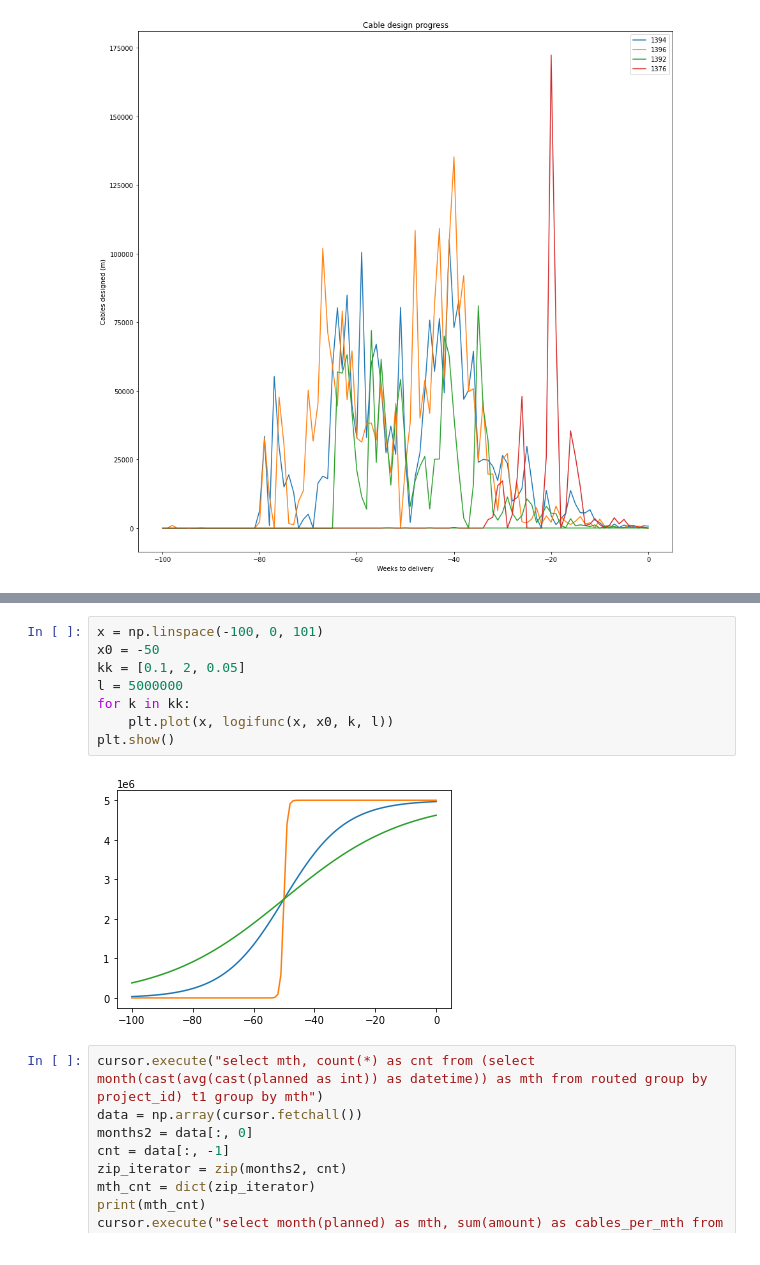
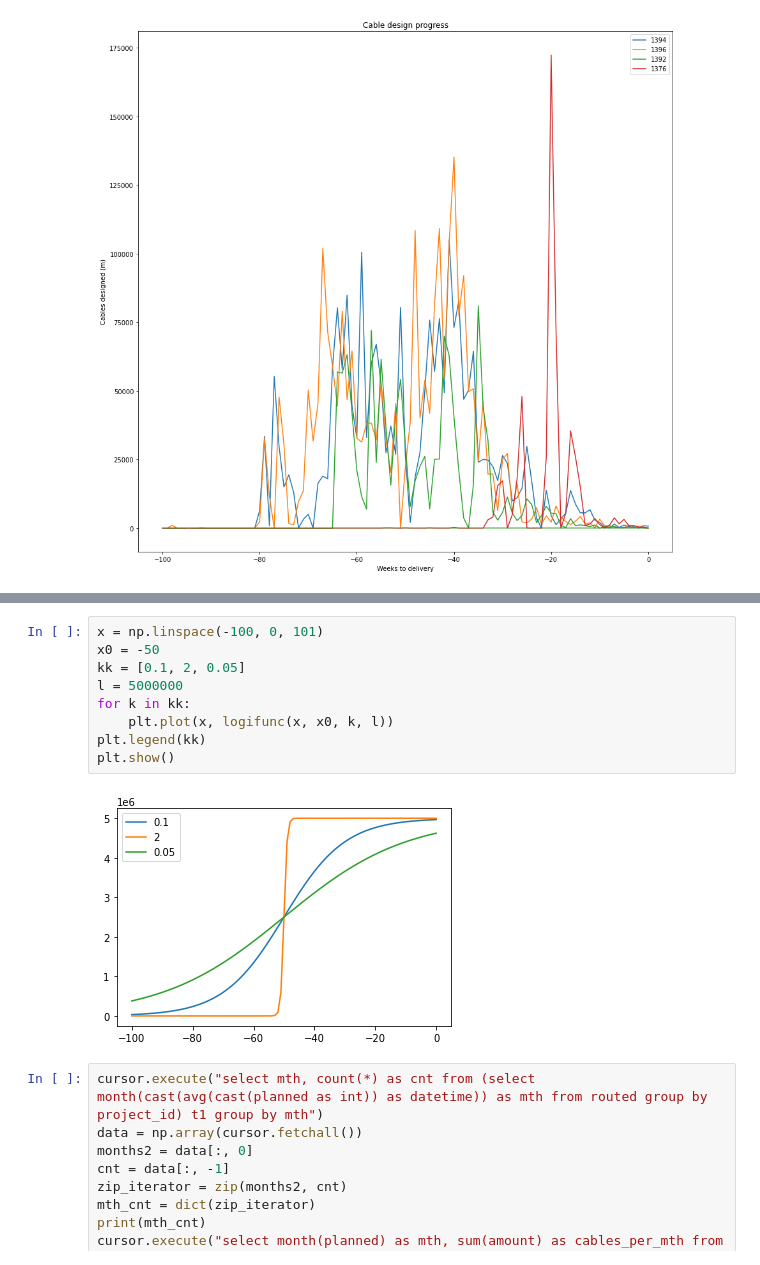
Before and after one commit to Miikkasna/cablepredictions, a Jupyter notebook: jupyter test.ipynb, the cells around one changed output, grey strips where cells are left out. Drawn from its saved outputs; the diff is of its cells as text.

```diff
--- a/jupyter test.ipynb
+++ b/jupyter test.ipynb
@@ -225,13 +241,14 @@ for train_i, test_i in lpo.split(ships):
 # %%
 x = np.linspace(-100, 0, 101)
 x0 = -50
 kk = [0.1, 2, 0.05]
 l = 5000000
 for k in kk:
     plt.plot(x, logifunc(x, x0, k, l))
+plt.legend(kk)
 plt.show()
 # %% [output]
-[figure, old version]
+[figure, new version]
 # %%
 cursor.execute("select mth, count(*) as cnt from (select month(cast(avg(cast(planned as int)) as datetime)) as mth from routed group by project_id) t1 group by mth")
 data = np.array(cursor.fetchall())
```
Also changed, not shown: parts of 2 cells of this notebook, 7 other files.
